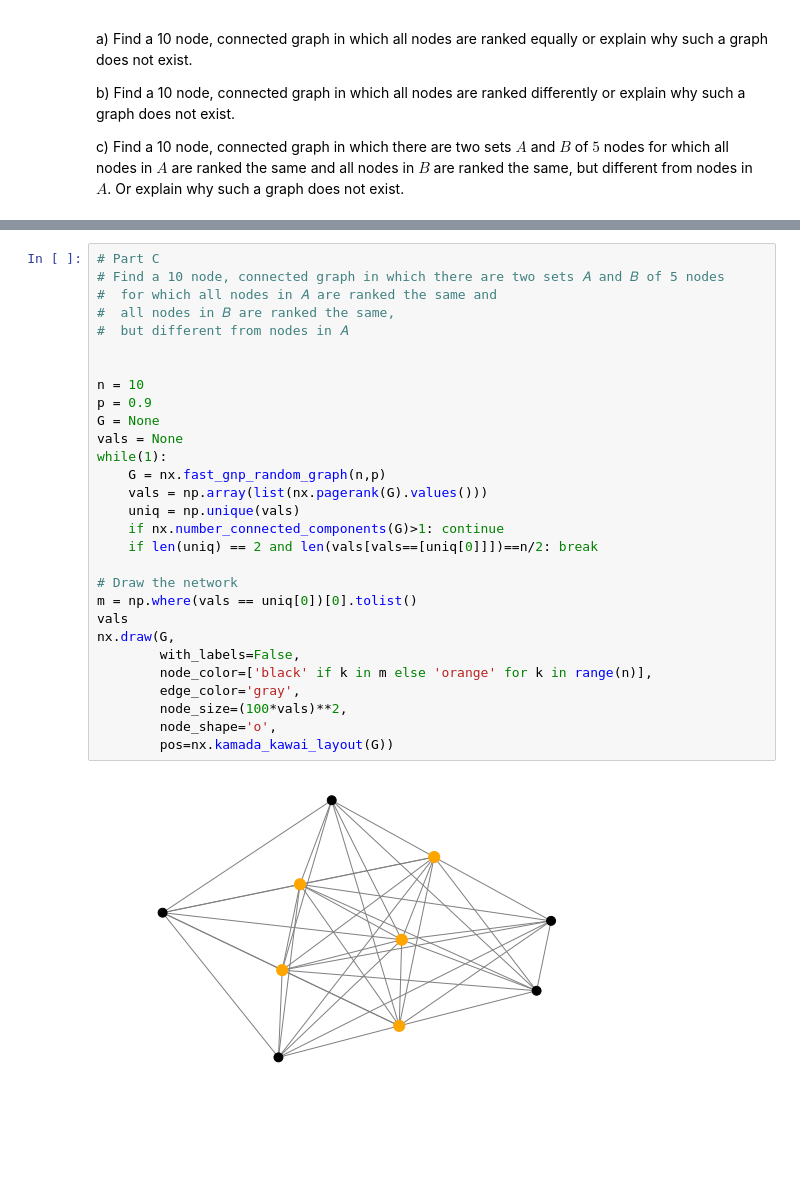
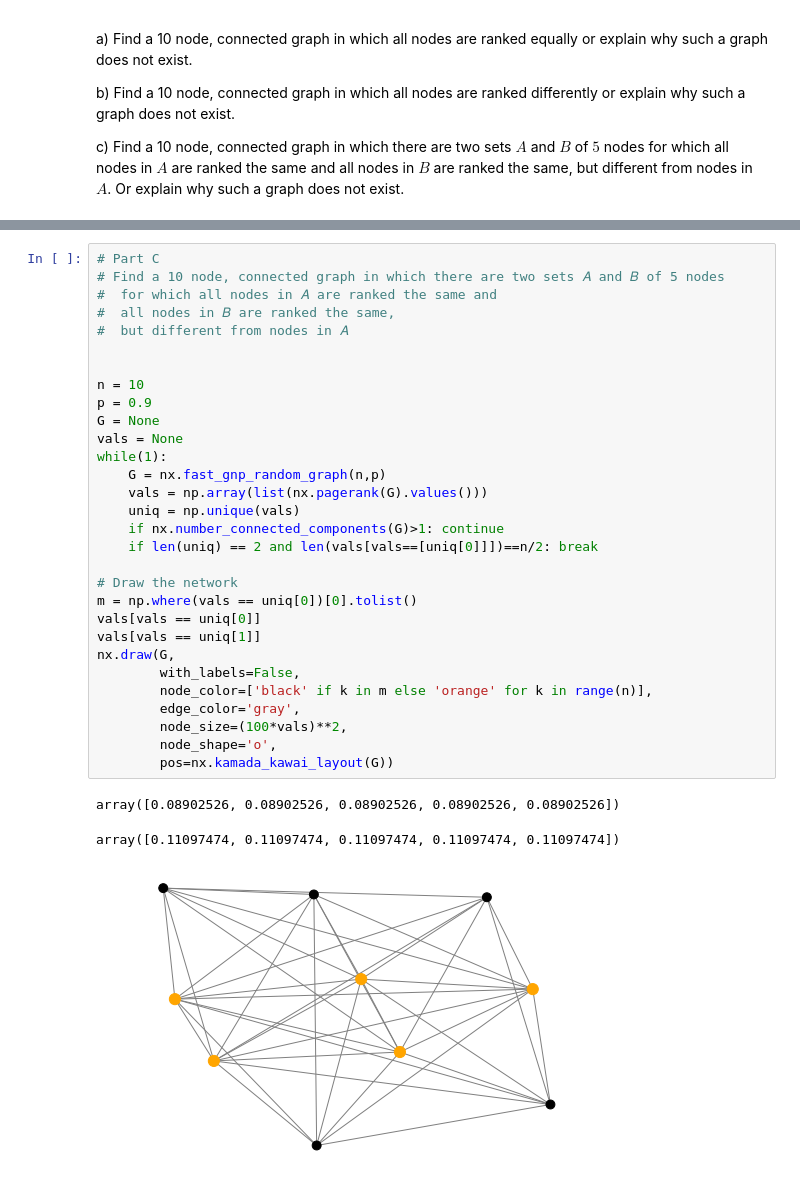
Before and after one commit to kegedy/EE502P, a Jupyter notebook: hw/kevin/HW08.ipynb, the cells around one changed output, grey strips where cells are left out. Drawn from its saved outputs; the diff is of its cells as text; blank space fills up the shorter version.

```diff
--- a/hw/kevin/HW08.ipynb
+++ b/hw/kevin/HW08.ipynb
@@ -713,31 +772,34 @@ nx.draw(G,
 # %%
 # Part C
 # Find a 10 node, connected graph in which there are two sets 𝐴 and 𝐵 of 5 nodes
 #  for which all nodes in 𝐴 are ranked the same and
 #  all nodes in 𝐵 are ranked the same,
 #  but different from nodes in 𝐴
 
 
 n = 10
 p = 0.9
 G = None
 vals = None
 while(1):
     G = nx.fast_gnp_random_graph(n,p)
     vals = np.array(list(nx.pagerank(G).values()))
     uniq = np.unique(vals)
     if nx.number_connected_components(G)>1: continue
     if len(uniq) == 2 and len(vals[vals==[uniq[0]]])==n/2: break
 
 # Draw the network
 m = np.where(vals == uniq[0])[0].tolist()
-vals
+vals[vals == uniq[0]]
+vals[vals == uniq[1]]
 nx.draw(G,
         with_labels=False,
         node_color=['black' if k in m else 'orange' for k in range(n)],
         edge_color='gray',
         node_size=(100*vals)**2,
         node_shape='o',
         pos=nx.kamada_kawai_layout(G))
 # %% [output]
+array([0.08902526, 0.08902526, 0.08902526, 0.08902526, 0.08902526])
+array([0.11097474, 0.11097474, 0.11097474, 0.11097474, 0.11097474])
-[figure, old version]
+[figure, new version]
```
Also changed, not shown: parts of 10 cells of this notebook.
